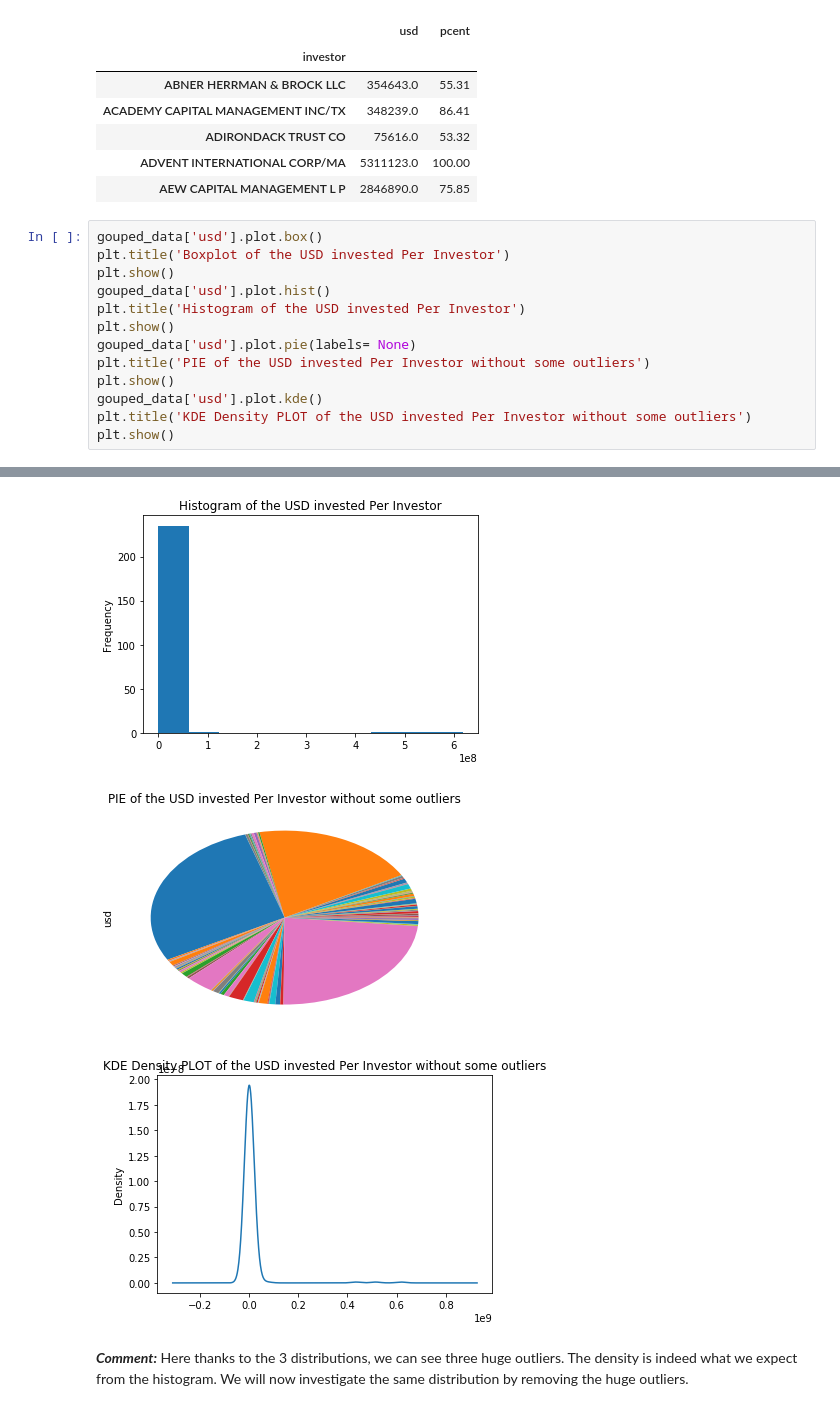
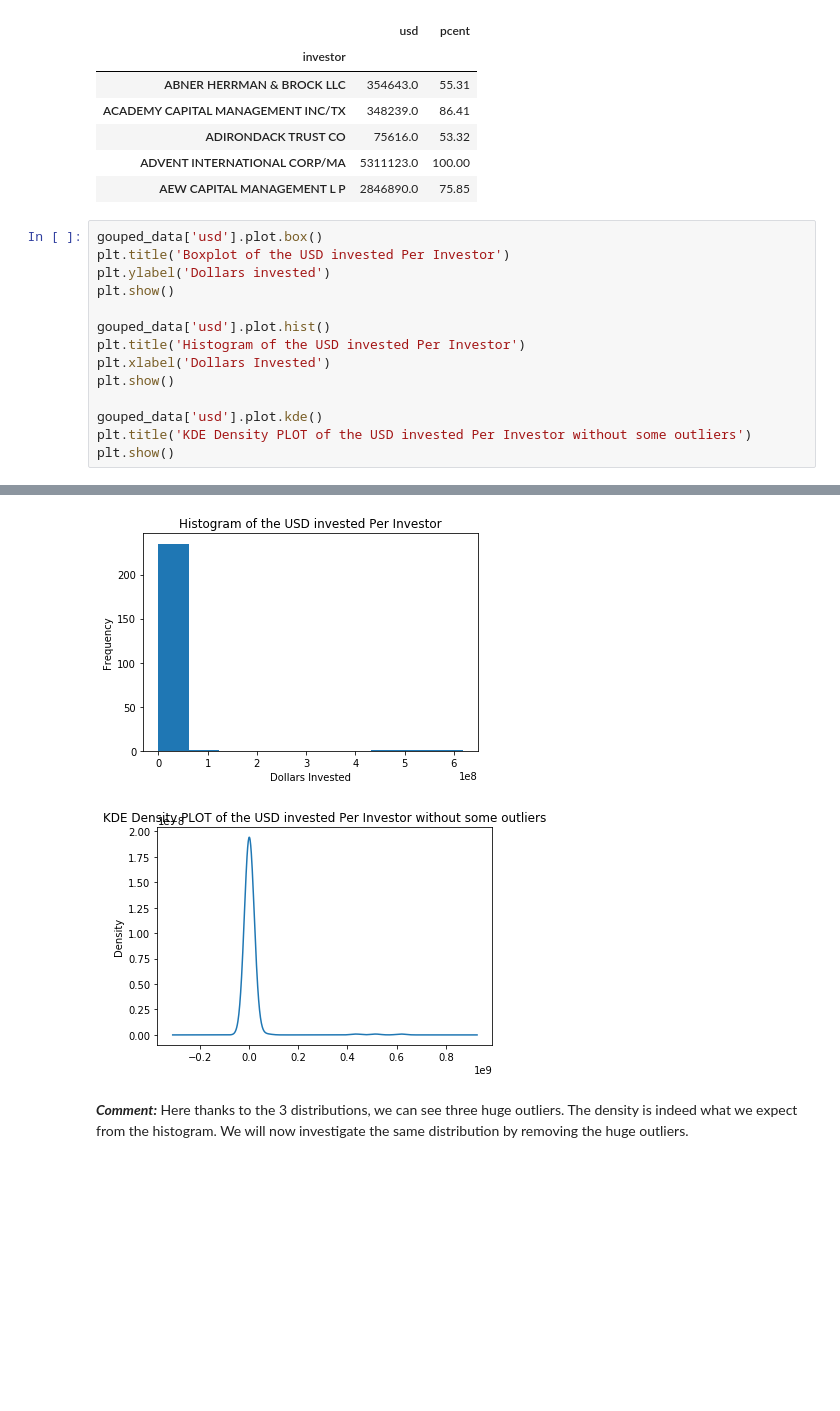
Before and after one commit to dcleres/investing_for_social_good, a Jupyter notebook: research_code/milestone_2_notebook.ipynb, the cells around one changed output, grey strips where cells are left out. Cells and saved outputs as stored; diff of their text form; blank space fills up the shorter version.

```diff
--- a/research_code/milestone_2_notebook.ipynb
+++ b/research_code/milestone_2_notebook.ipynb
@@ -105,13 +105,14 @@ gouped_data.head()
 # %%
 gouped_data['usd'].plot.box()
 plt.title('Boxplot of the USD invested Per Investor')
+plt.ylabel('Dollars invested')
 plt.show()
+
 gouped_data['usd'].plot.hist()
 plt.title('Histogram of the USD invested Per Investor')
+plt.xlabel('Dollars Invested')
 plt.show()
-gouped_data['usd'].plot.pie(labels= None)
-plt.title('PIE of the USD invested Per Investor without some outliers')
-plt.show()
+
 gouped_data['usd'].plot.kde()
 plt.title('KDE Density PLOT of the USD invested Per Investor without some outliers')
 plt.show()
@@ -120,6 +121,5 @@ plt.show()
-[figure, old version]
+[figure, new version]
-[figure, old version]
+[figure, new version]
-[figure, removed]
 # %% [markdown]
 ***Comment:***
 Here thanks to the 3 distributions, we can see three huge outliers. The density is indeed what we expect from the histogram.
```
Also changed, not shown: parts of 4 cells of this notebook, 11 other files.
